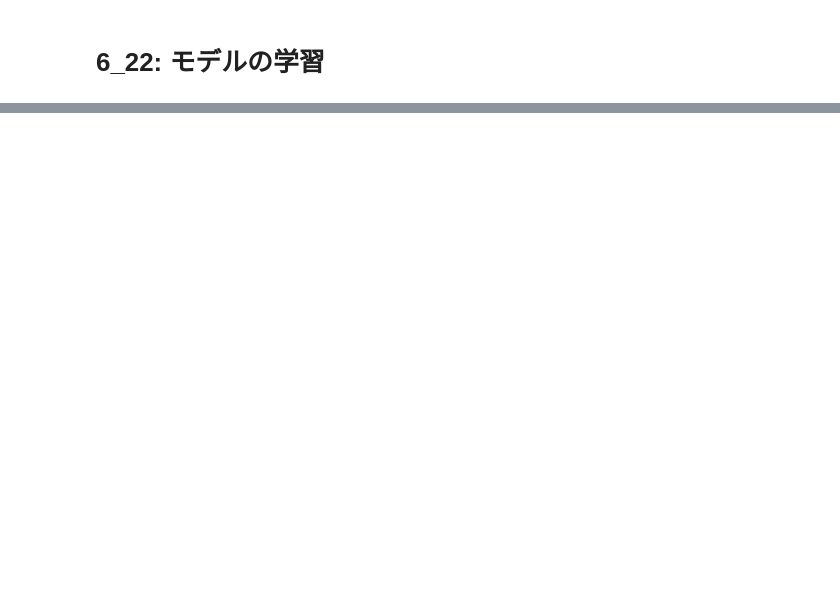
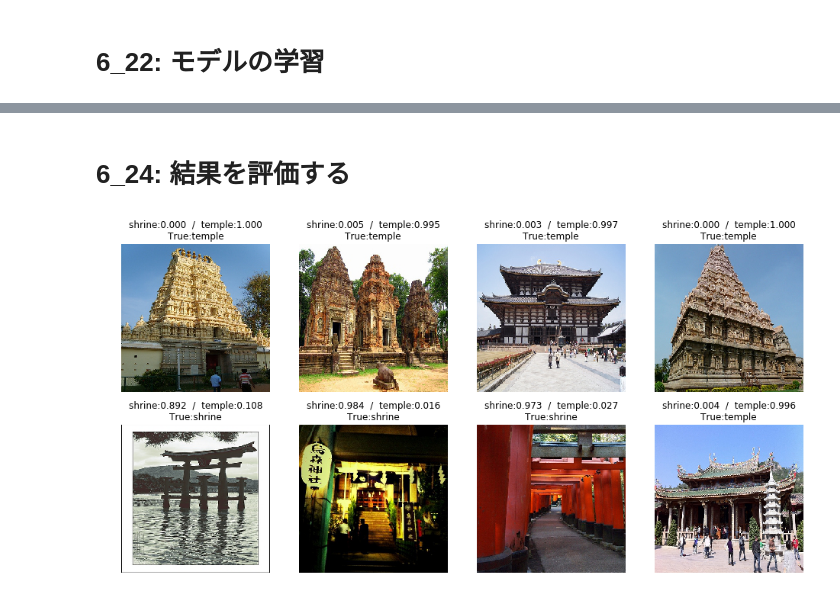
Before and after one commit to kaz2ngt/colaboratory, a Jupyter notebook: 6.ipynb, the cells around one changed output, grey strips where cells are left out. Drawn from its saved outputs; the diff is of its cells as text; code cells hidden in the pictures; blank space fills up the shorter version.

```diff
--- a/6.ipynb
+++ b/6.ipynb
@@ -245,17 +242,17 @@ idg_train = ImageDataGenerator(
 
 # 訓練用データ (学習時に利用)
 img_itr_train = idg_train.flow_from_directory(
-    'img/shrin_temple/train',
+    'img/shrine_temple/train',
     target_size=(224, 224),
     batch_size=16,
-    class_model='binary'
+    class_mode='binary'
 )
 
 # 検証用データ (学習時に利用)
 img_itr_validation = idg_train.flow_from_directory(
-    'img/shrin_temple/validation',
+    'img/shrine_temple/validation',
     target_size=(224, 224),
     batch_size=16,
-    class_model='binary'
+    class_mode='binary'
 )
 # %% [output]
@@ -339,7 +331,7 @@ n_epoch = 30
 # モデルの学習
 history = model.fit_generator(
     img_itr_train,
-    steps_per_epoch=steps_per_eposh,
+    steps_per_epoch=steps_per_epoch,
     epochs=n_epoch, # 学習するエポック数
     validation_data=img_itr_validation,
     validation_steps=validation_steps,
@@ -349,0 +360,13 @@ NameError: ignored
+# %%
+from utils import load_random_imgs
+
+# 予測結果を算出する（推論）
+test_data_dir = 'img/shrine_temple/test/unknown'
+x_test, true_labels = load_random_imgs(
+    test_data_dir,
+    seed=1
+)
+x_test_preproc=preprocess_input(x_test.copy())/255.
+probs = model.predict(x_test_preproc)
+
+probs
@@ -349,0 +382,13 @@ NameError: ignored
+# %% [markdown]
+# 6_24: 結果を評価する
+# %%
+from utils import show_test_samples
+
+# 評価用画像の表示
+show_test_samples(
+    x_test, probs,
+    img_itr_train.class_indices,
+    true_labels
+)
+# %% [output]
+[figure, added]
```
Also changed, not shown: parts of 15 cells of this notebook.
